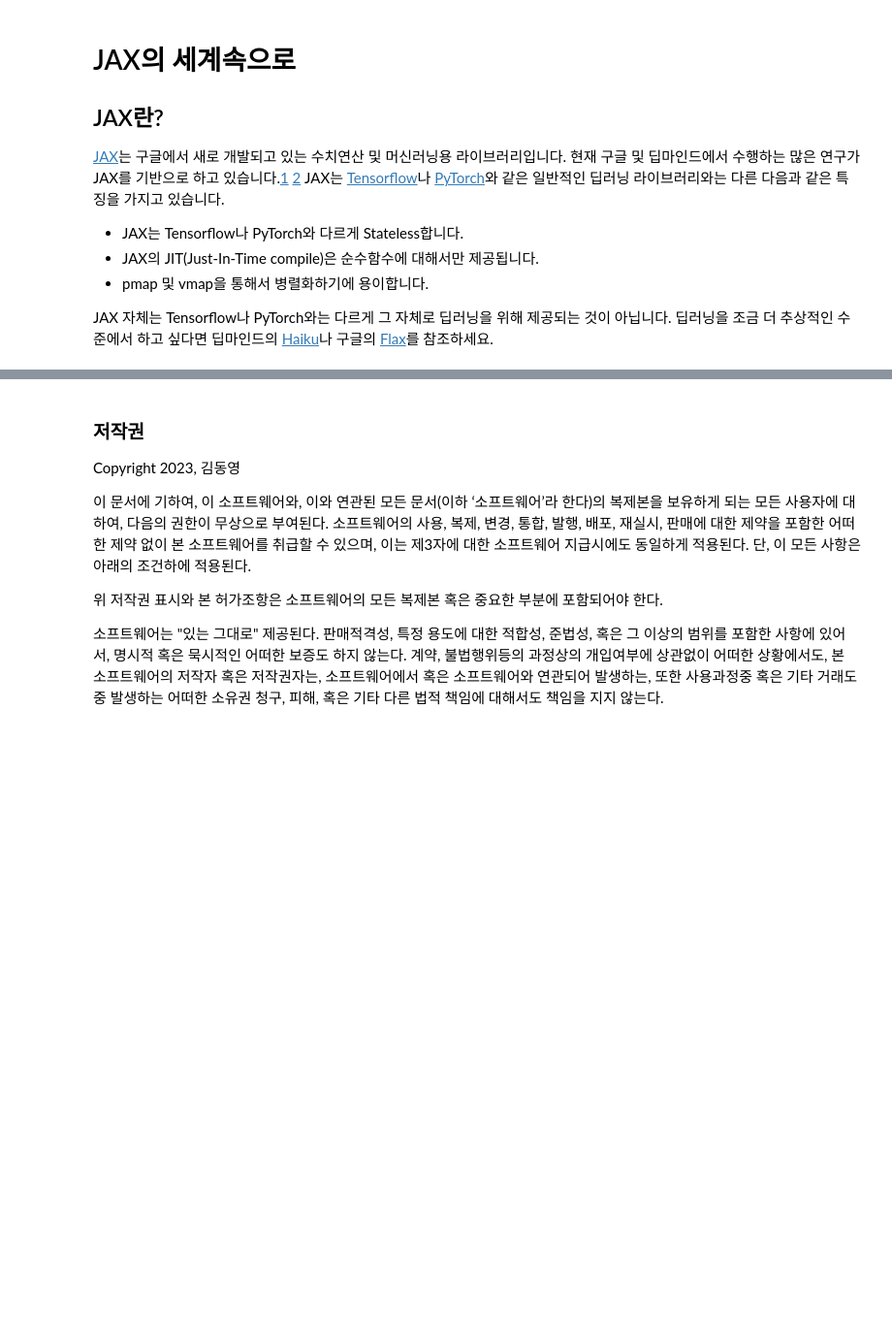
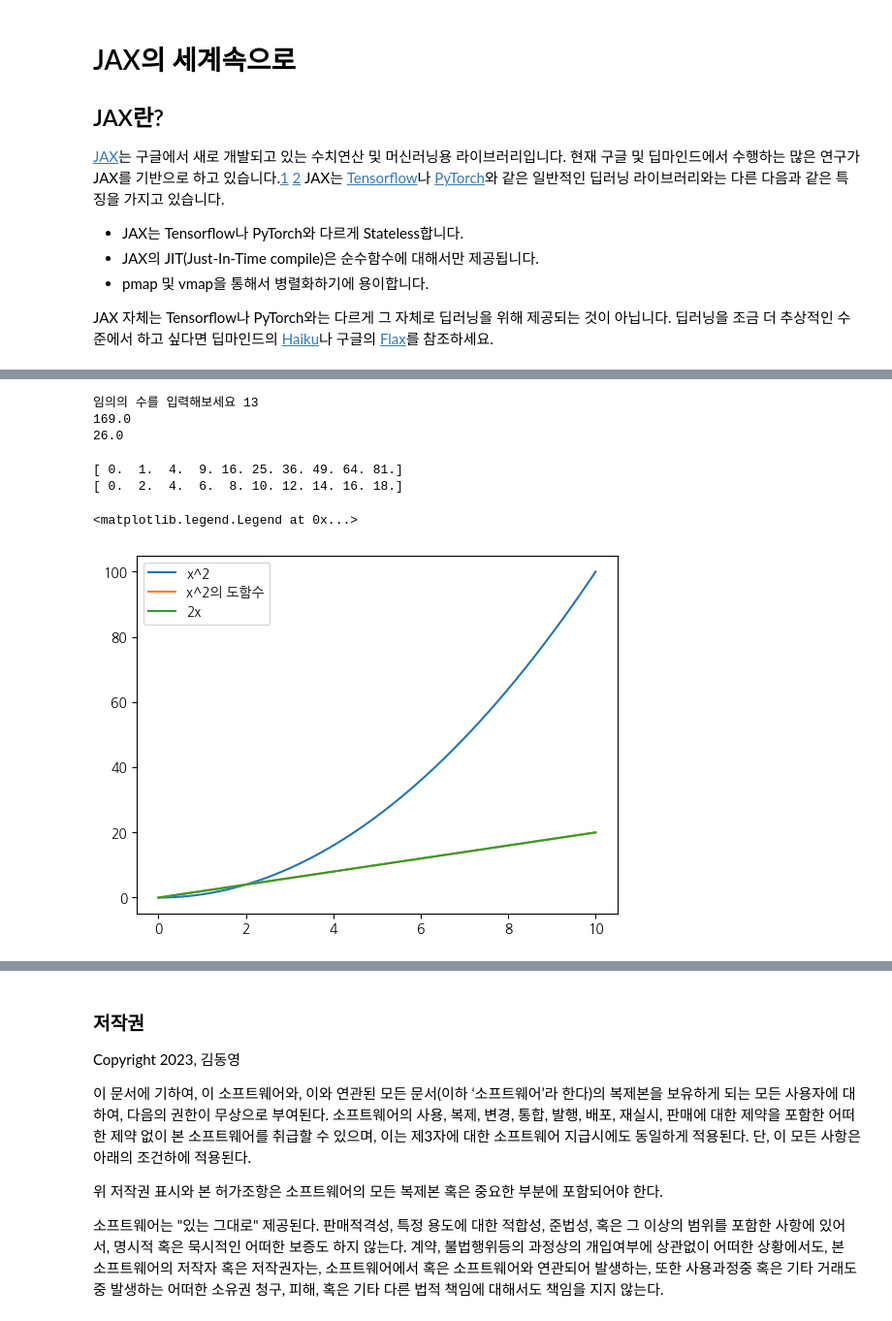
Before and after one commit to Dongyeongkim/intro_to_nn, a Jupyter notebook: lab/intro_to_jax_ko.ipynb, the cells around one changed output, grey strips where cells are left out. Shown: that part at 97% size. Cells and saved outputs as stored; diff of their text form; code cells hidden in the pictures; blank space fills up the shorter version.

```diff
--- a/lab/intro_to_jax_ko.ipynb
+++ b/lab/intro_to_jax_ko.ipynb
@@ -13,0 +18,56 @@ JAX 자체는 Tensorflow나 PyTorch와는 다르게 그 자체로 딥러닝을
+# %%
+from jax import grad
+from jax import numpy as np
+
+def f(x):
+    return x ** 2
+
+df = grad(f)
+
+x = float(input("임의의 수를 입력해보세요"))
+
+print(f(x)) # 원함수
+print(df(x)) # 도함수
+# %% [output]
+임의의 수를 입력해보세요 13
+169.0
+26.0
+# %%
+from jax import grad
+from jax import numpy as np
+
+def f(x):
+    return x ** 2
+
+df = grad(f)
+
+x = np.arange(0, 10, dtype=np.float32)
+
+print(np.array([f(n) for n in x])) # 원함수
+print(np.array([df(n) for n in x])) # 도함수
+# %% [output]
+[ 0.  1.  4.  9. 16. 25. 36. 49. 64. 81.]
+[ 0.  2.  4.  6.  8. 10. 12. 14. 16. 18.]
+# %%
+import matplotlib.pyplot as plt
+
+# 한글 세팅
+plt.rc('font', family='NanumGothic')
+
+
+# 미리 정의된 x^의 도함수 -> 2x
+
+def g(x):
+    return 2 * x
+
+
+x = np.linspace(start=0, stop=10)
+
+
+plt.plot(x, np.array([f(n) for n in x]), label='x^2')
+plt.plot(x, np.array([df(n) for n in x]), label='x^2의 도함수')
+plt.plot(x, np.array([g(n) for n in x]), label='2x')
+plt.legend()
+# %% [output]
+<matplotlib.legend.Legend at 0x...>
+[figure, added]
```
Also changed, not shown: parts of 20 cells of this notebook, 1 other file.
